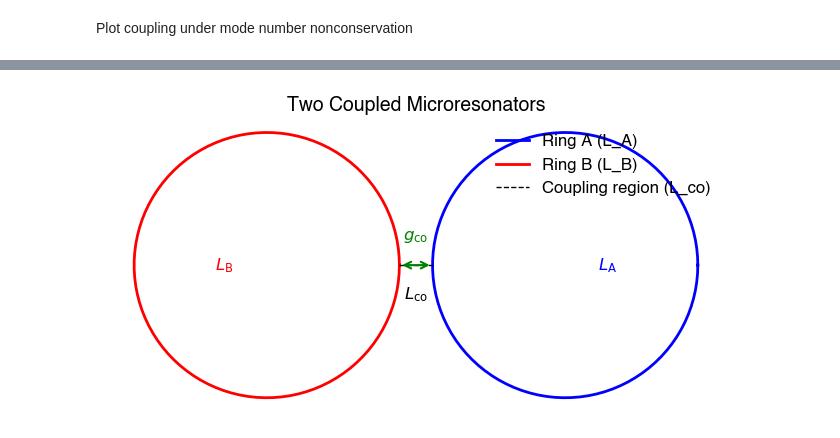
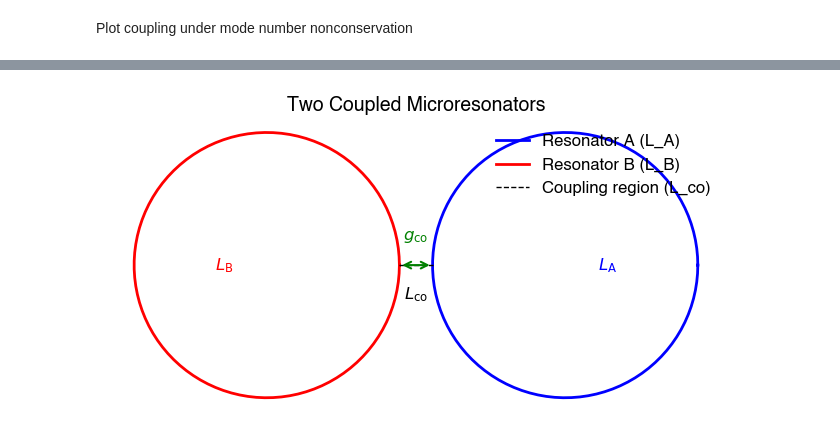
Before and after one commit to Harryxwh/SiNDispersionEngineering, a Jupyter notebook: 2D parallel rings.ipynb, the cells around one changed output, grey strips where cells are left out. Cells and saved outputs as stored; diff of their text form; code cells hidden in the pictures.

```diff
--- a/2D parallel rings.ipynb
+++ b/2D parallel rings.ipynb
@@ -303,33 +300,33 @@ L_co = 1.0          # 耦合区域长度（近似）
 theta = np.linspace(0, 2*np.pi, 100)
 
 # 环A（右环）
 x_A = R1 * np.cos(theta) + R1 + d/2
 y_A = R1 * np.sin(theta)
-ax.plot(x_A, y_A, color='blue', lw=2, label='Ring A (L_A)')
+ax.plot(x_A, y_A, color='blue', lw=2, label='Resonator A (L_A)')
 
 # 环B（左环）
 x_B = R2 * np.cos(theta) - R2 - d/2
 y_B = R2 * np.sin(theta)
-ax.plot(x_B, y_B, color='red', lw=2, label='Ring B (L_B)')
+ax.plot(x_B, y_B, color='red', lw=2, label='Resonator B (L_B)')
 
 # 绘制耦合区域（用虚线表示）
 coupling_x = np.linspace(-d/2, d/2, 50)
 coupling_y = np.zeros_like(coupling_x)
 ax.plot(coupling_x, coupling_y, '--', color='black', lw=1, label='Coupling region (L_co)')
 
 # 添加标注
 ax.annotate('', xy=(d/2, 0), xytext=(-d/2, 0),
             arrowprops=dict(arrowstyle='<->', color='green', lw=1.5))
 ax.text(0, 0.3, r'$g_{\mathrm{co}}$', ha='center', va='bottom', fontsize=12, color='green')
 ax.text(R1 + d/2 + 0.5, 0, r'$L_{\mathrm{A}}$', ha='left', va='center', fontsize=12, color='blue')
 ax.text(-R2 - d/2 - 0.5, 0, r'$L_{\mathrm{B}}$', ha='right', va='center', fontsize=12, color='red')
 ax.text(0, -0.3, r'$L_{\mathrm{co}}$', ha='center', va='top', fontsize=12, color='black')
 
 # 添加图例和标题
 ax.legend(loc='upper right', frameon=False)
 plt.title('Two Coupled Microresonators', fontsize=14)
 
 # 显示图形
 plt.show()
 # %% [output]
-[figure, old version]
+[figure, new version]
```
Also changed, not shown: parts of 27 cells of this notebook, 23 other files.
